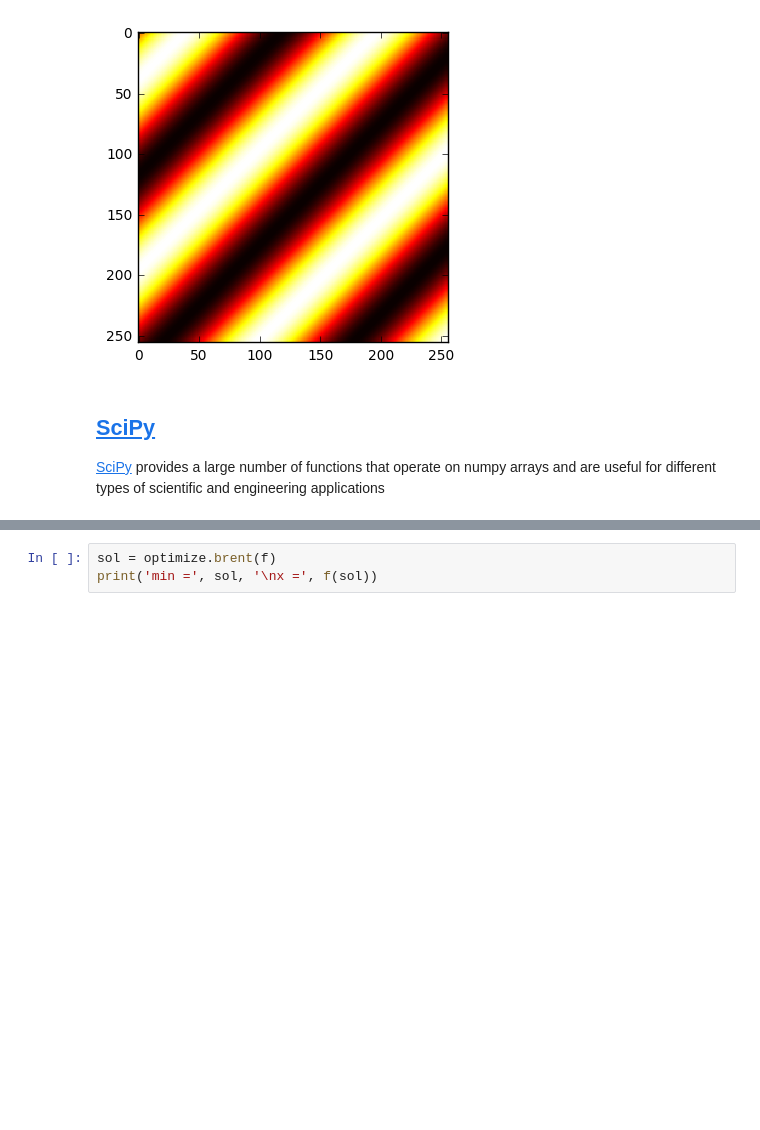
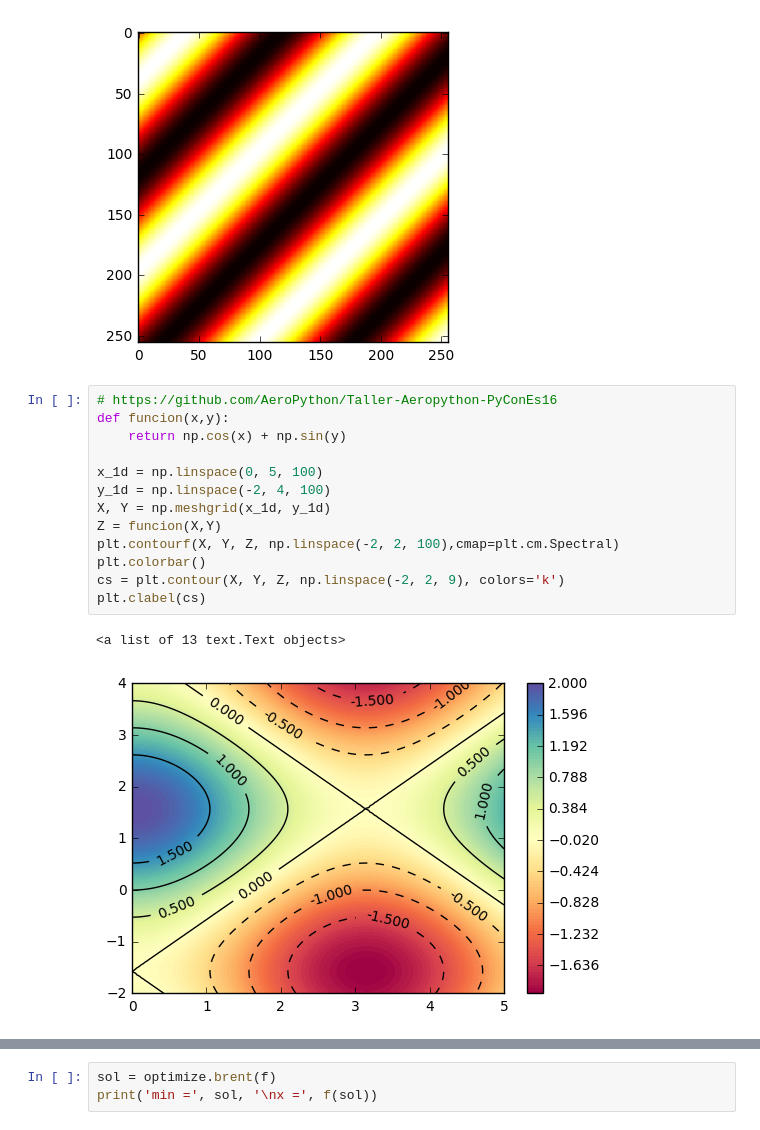
Before and after one commit to vicente-gonzalez-ruiz/YAPT, a Jupyter notebook: scientific_computation.ipynb, the cells around one changed output, grey strips where cells are left out. Saved outputs shown, nothing was run; the diff lists cells and outputs as text; blank space fills up the shorter version.

```diff
--- a/scientific_computation.ipynb
+++ b/scientific_computation.ipynb
@@ -405,6 +436,19 @@ plt.imshow(si, cmap='hot', interpolation='nearest')
 plt.show()
 # %% [output]
 [figure]
-# %% [markdown]
-## [SciPy](https://docs.scipy.org/doc/scipy/reference/)
-[SciPy](http://cs231n.github.io/python-numpy-tutorial/#numpy-array-indexing) provides a large number of functions that operate on numpy arrays and are useful for different types of scientific and engineering applications
+# %%
+# https://github.com/AeroPython/Taller-Aeropython-PyConEs16
+def funcion(x,y):
+    return np.cos(x) + np.sin(y)
+
+x_1d = np.linspace(0, 5, 100)
+y_1d = np.linspace(-2, 4, 100)
+X, Y = np.meshgrid(x_1d, y_1d)
+Z = funcion(X,Y)
+plt.contourf(X, Y, Z, np.linspace(-2, 2, 100),cmap=plt.cm.Spectral)
+plt.colorbar()
+cs = plt.contour(X, Y, Z, np.linspace(-2, 2, 9), colors='k')
+plt.clabel(cs)
+# %% [output]
+<a list of 13 text.Text objects>
+[figure, added]
```
Also changed, not shown: parts of 27 cells of this notebook.
